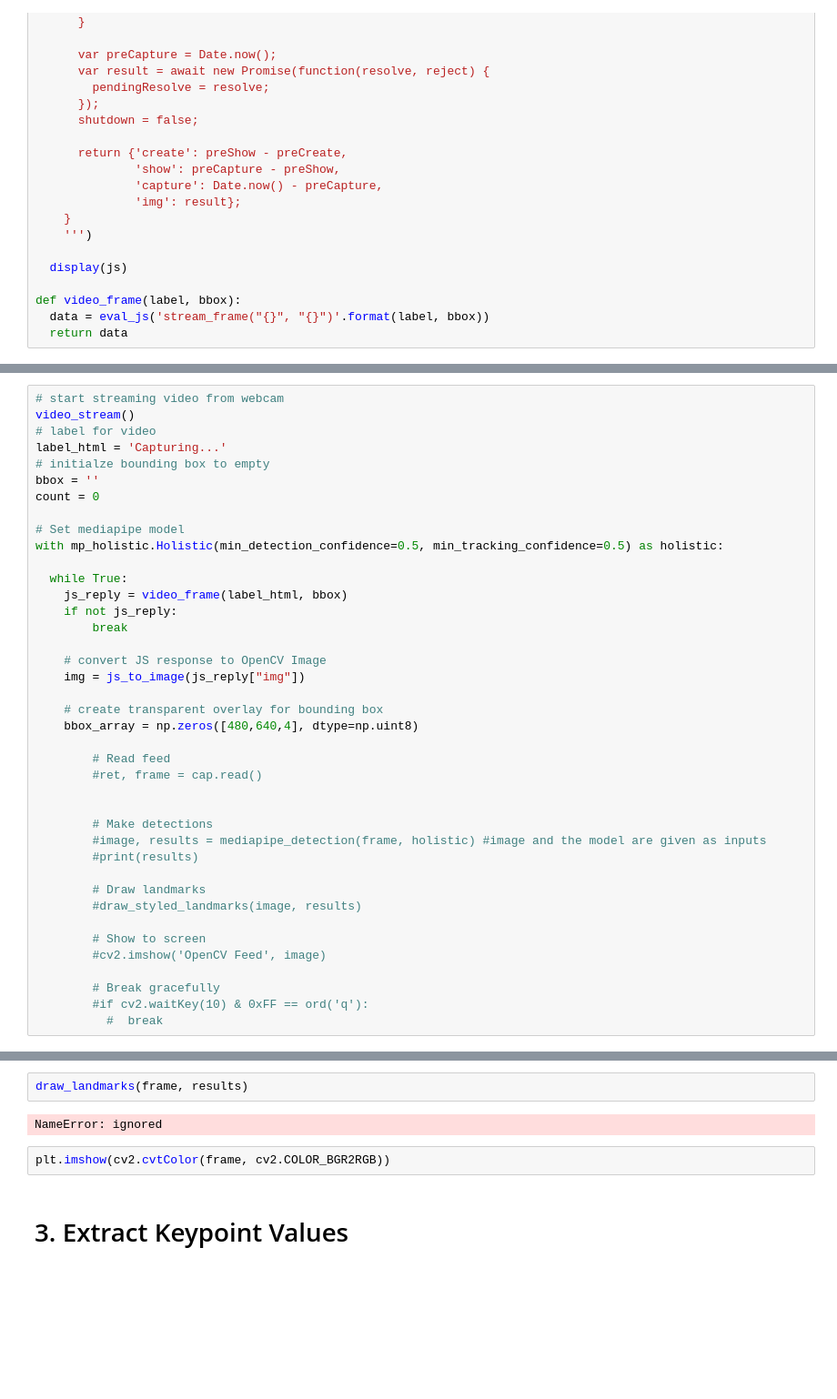
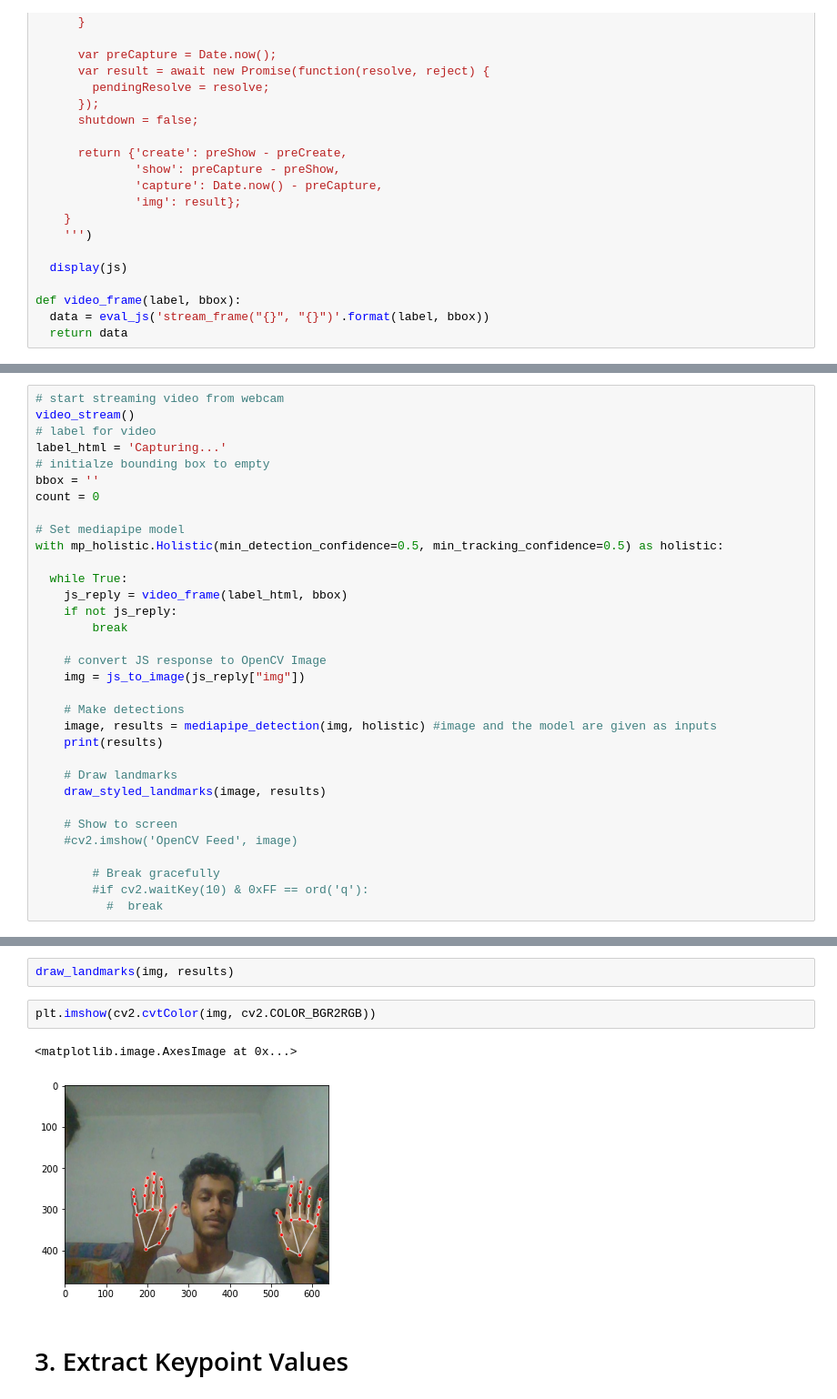
Before and after one commit to ChethaniDilhari/sign-language-detection-with-media-pipe, a Jupyter notebook: Action_Detection_Refined.ipynb, the cells around one changed output, grey strips where cells are left out. Shown at 91% size. Drawn from its saved outputs; the diff is of its cells as text; blank space fills up the shorter version.

```diff
--- a/Action_Detection_Refined.ipynb
+++ b/Action_Detection_Refined.ipynb
@@ -306,22 +309,15 @@ with mp_holistic.Holistic(min_detection_confidence=0.5, min_tracking_confidence=
     # convert JS response to OpenCV Image
     img = js_to_image(js_reply["img"])
 
-    # create transparent overlay for bounding box
-    bbox_array = np.zeros([480,640,4], dtype=np.uint8)
+    # Make detections
+    image, results = mediapipe_detection(img, holistic) #image and the model are given as inputs
+    print(results)
 
-        # Read feed
-        #ret, frame = cap.read()
+    # Draw landmarks
+    draw_styled_landmarks(image, results)
 
-
-        # Make detections
-        #image, results = mediapipe_detection(frame, holistic) #image and the model are given as inputs
-        #print(results)
-
-        # Draw landmarks
-        #draw_styled_landmarks(image, results)
-
-        # Show to screen
-        #cv2.imshow('OpenCV Feed', image)
+    # Show to screen
+    #cv2.imshow('OpenCV Feed', image)
 
         # Break gracefully
         #if cv2.waitKey(10) & 0xFF == ord('q'):
@@ -331,8 +344,9 @@ with mp_holistic.Holistic(min_detection_confidence=0.5, min_tracking_confidence=
 # %%
-draw_landmarks(frame, results)
+draw_landmarks(img, results)
-# %% [output]
-NameError: ignored
 # %%
-plt.imshow(cv2.cvtColor(frame, cv2.COLOR_BGR2RGB))
+plt.imshow(cv2.cvtColor(img, cv2.COLOR_BGR2RGB))
+# %% [output]
+<matplotlib.image.AxesImage at 0x...>
+[figure, added]
 # %% [markdown]
 # 3. Extract Keypoint Values
```
Also changed, not shown: parts of 13 cells of this notebook.
